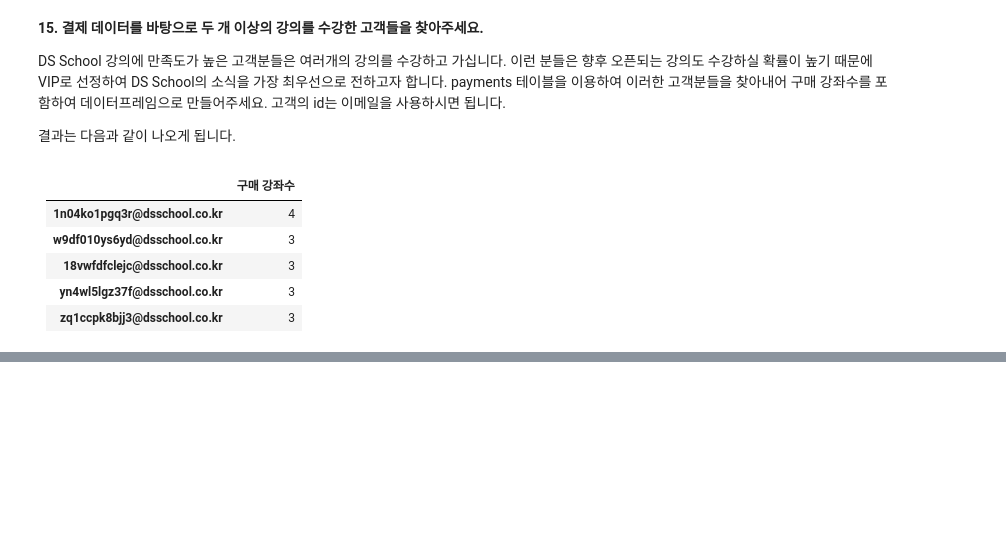
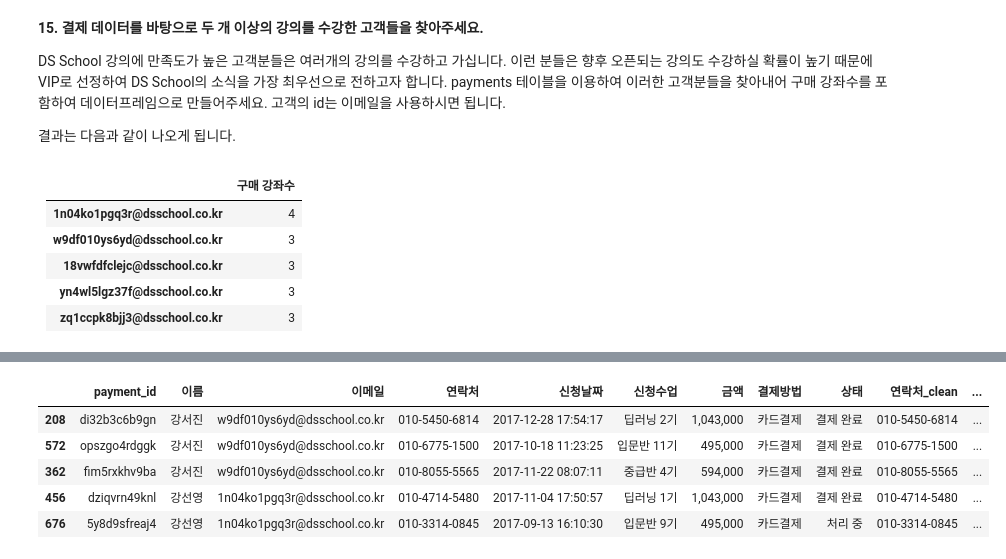
Before and after one commit to shoman2/Data-analysis_DSschool, a Jupyter notebook: 03_Visualization/03_dsschool_data-visualization.ipynb, the cells around one changed output, grey strips where cells are left out. Cells and saved outputs as stored; diff of their text form; code cells hidden in the pictures; blank space fills up the shorter version.

```diff
--- a/03_Visualization/03_dsschool_data-visualization.ipynb
+++ b/03_Visualization/03_dsschool_data-visualization.ipynb
@@ -1991,0 +1993,9 @@ DS School 강의에 만족도가 높은 고객분들은 여러개의 강의를
+# %%
+payments_complete[payments_complete.duplicated(subset=['이름', '이메일'], keep=False)].head()
+# %% [output]
+|  | payment_id | 이름 | 이메일 | 연락처 | 신청날짜 | 신청수업 | 금액 | 결제방법 | 상태 | 연락처_clean | ... |
+| 208 | di32b3c6b9gn | 강서진 | w9df010ys6yd@dsschool.co.kr | 010-5450-6814 | 2017-12-28 17:54:17 | 딥러닝 2기 | 1,043,000 | 카드결제 | 결제 완료 | 010-5450-6814 | ... |
+| 572 | opszgo4rdggk | 강서진 | w9df010ys6yd@dsschool.co.kr | 010-6775-1500 | 2017-10-18 11:23:25 | 입문반 11기 | 495,000 | 카드결제 | 결제 완료 | 010-6775-1500 | ... |
+| 362 | fim5rxkhv9ba | 강서진 | w9df010ys6yd@dsschool.co.kr | 010-8055-5565 | 2017-11-22 08:07:11 | 중급반 4기 | 594,000 | 카드결제 | 결제 완료 | 010-8055-5565 | ... |
+| 456 | dziqvrn49knl | 강선영 | 1n04ko1pgq3r@dsschool.co.kr | 010-4714-5480 | 2017-11-04 17:50:57 | 딥러닝 1기 | 1,043,000 | 카드결제 | 결제 완료 | 010-4714-5480 | ... |
+| 676 | 5y8d9sfreaj4 | 강선영 | 1n04ko1pgq3r@dsschool.co.kr | 010-3314-0845 | 2017-09-13 16:10:30 | 입문반 9기 | 495,000 | 카드결제 | 처리 중 | 010-3314-0845 | ... |
```
Also changed, not shown: parts of 18 cells of this notebook.
